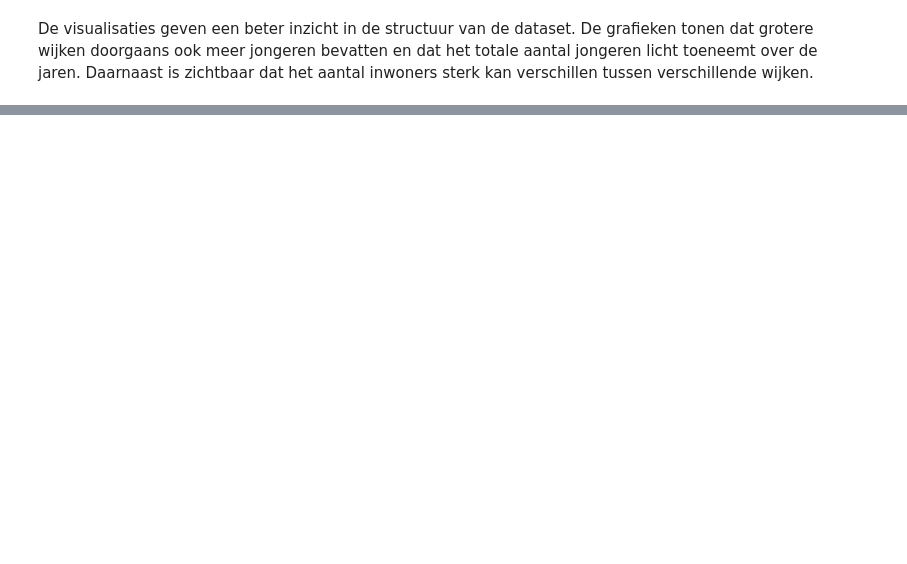
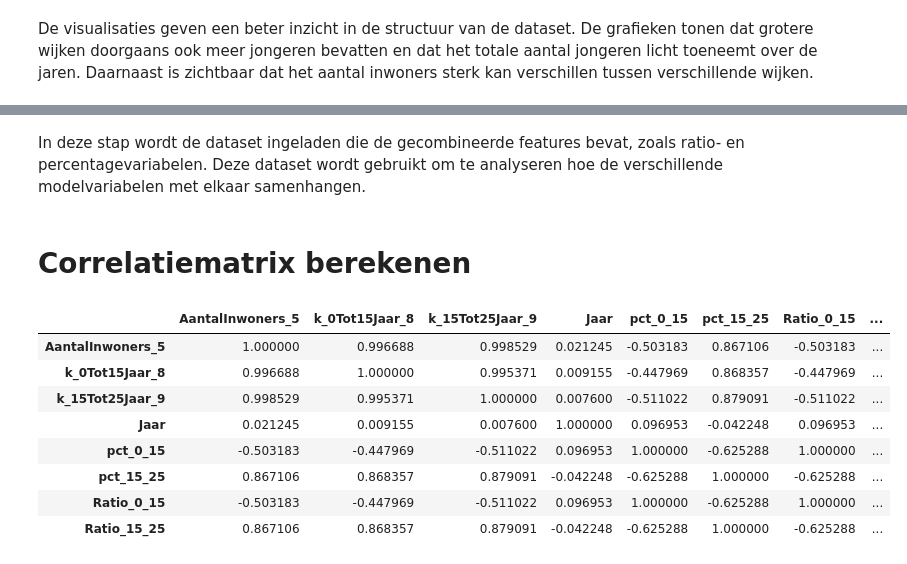
Before and after one commit to Ismael-991/almere-jeugd-voorspelling, a Jupyter notebook: notebooks/individual/Mohammed_notebook.ipynb, the cells around one changed output, grey strips where cells are left out. Drawn from its saved outputs; the diff is of its cells as text; code cells hidden in the pictures; blank space fills up the shorter version.

```diff
--- a/notebooks/individual/Mohammed_notebook.ipynb
+++ b/notebooks/individual/Mohammed_notebook.ipynb
@@ -234,0 +251,19 @@ Daarnaast is zichtbaar dat het aantal inwoners sterk kan verschillen tussen vers
+# %% [markdown]
+In deze stap wordt de dataset ingeladen die de gecombineerde features bevat, zoals ratio- en percentagevariabelen. Deze dataset wordt gebruikt om te analyseren hoe de verschillende modelvariabelen met elkaar samenhangen.
+# %% [markdown]
+# Correlatiematrix berekenen
+# %%
+numeric_df = df.select_dtypes(include=["number"]) #Alleen numerieke variabelen selecteren
+corr_matrix = numeric_df.corr()
+
+corr_matrix
+# %% [output]
+|  | AantalInwoners_5 | k_0Tot15Jaar_8 | k_15Tot25Jaar_9 | Jaar | pct_0_15 | pct_15_25 | Ratio_0_15 | ... |
+| AantalInwoners_5 | 1.000000 | 0.996688 | 0.998529 | 0.021245 | -0.503183 | 0.867106 | -0.503183 | ... |
+| k_0Tot15Jaar_8 | 0.996688 | 1.000000 | 0.995371 | 0.009155 | -0.447969 | 0.868357 | -0.447969 | ... |
+| k_15Tot25Jaar_9 | 0.998529 | 0.995371 | 1.000000 | 0.007600 | -0.511022 | 0.879091 | -0.511022 | ... |
+| Jaar | 0.021245 | 0.009155 | 0.007600 | 1.000000 | 0.096953 | -0.042248 | 0.096953 | ... |
+| pct_0_15 | -0.503183 | -0.447969 | -0.511022 | 0.096953 | 1.000000 | -0.625288 | 1.000000 | ... |
+| pct_15_25 | 0.867106 | 0.868357 | 0.879091 | -0.042248 | -0.625288 | 1.000000 | -0.625288 | ... |
+| Ratio_0_15 | -0.503183 | -0.447969 | -0.511022 | 0.096953 | 1.000000 | -0.625288 | 1.000000 | ... |
+| Ratio_15_25 | 0.867106 | 0.868357 | 0.879091 | -0.042248 | -0.625288 | 1.000000 | -0.625288 | ... |
```
Also changed, not shown: parts of 8 cells of this notebook.
